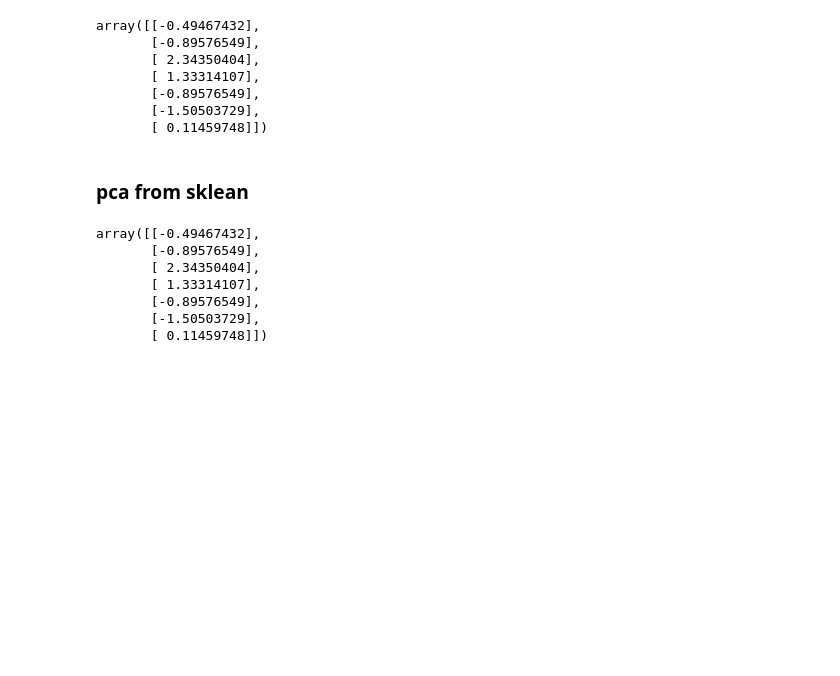
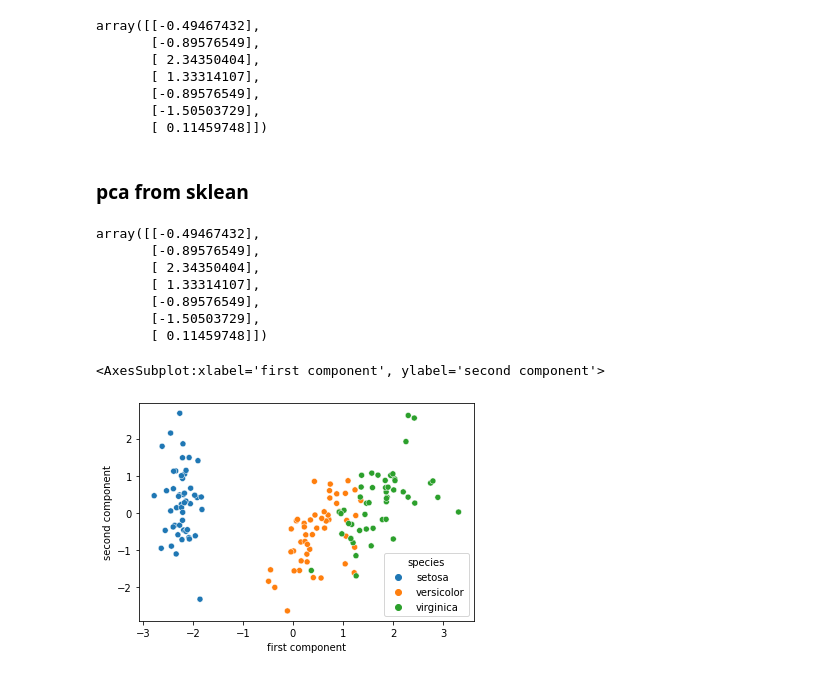
Before and after one commit to shu-suzuki-1124/machine_learning_practice, a Jupyter notebook: lesson11.ipynb, the cells around one changed output. Drawn from its saved outputs; the diff is of its cells as text; code cells hidden in the pictures; blank space fills up the shorter version.

```diff
--- a/lesson11.ipynb
+++ b/lesson11.ipynb
@@ -62,23 +62,26 @@ array([[-0.49467432],
 # %%
 import seaborn as sns
 
 # データ準備
 df = sns.load_dataset('iris')
 y_col = 'species'
 X = df.loc[:, df.columns!=y_col]
 y = df[y_col].values
 
 # 標準化
 scaler = StandardScaler()
 X_scaled = scaler.fit_transform(X)
 
 # PCA
 X_pc = PCA(n_components=2).fit_transform(X_scaled)
 
 y = y.reshape(-1, 1)
-df_pc = pd.DataFrame(np.concatenate([X_pc, y], axis=1), columns=['first component', 'second_component', 'species'])
+df_pc = pd.DataFrame(np.concatenate([X_pc, y], axis=1), columns=['first component', 'second component', 'species'])
 
-sns.scatterplot(x='first component', y='')
+sns.scatterplot(x='first component', y='second component', hue='species', data=df_pc)
+# %% [output]
+<AxesSubplot:xlabel='first component', ylabel='second component'>
+[figure, added]
 # %%
 df_pc
 # %% [output]
```
Also changed, not shown: parts of 15 cells of this notebook.
